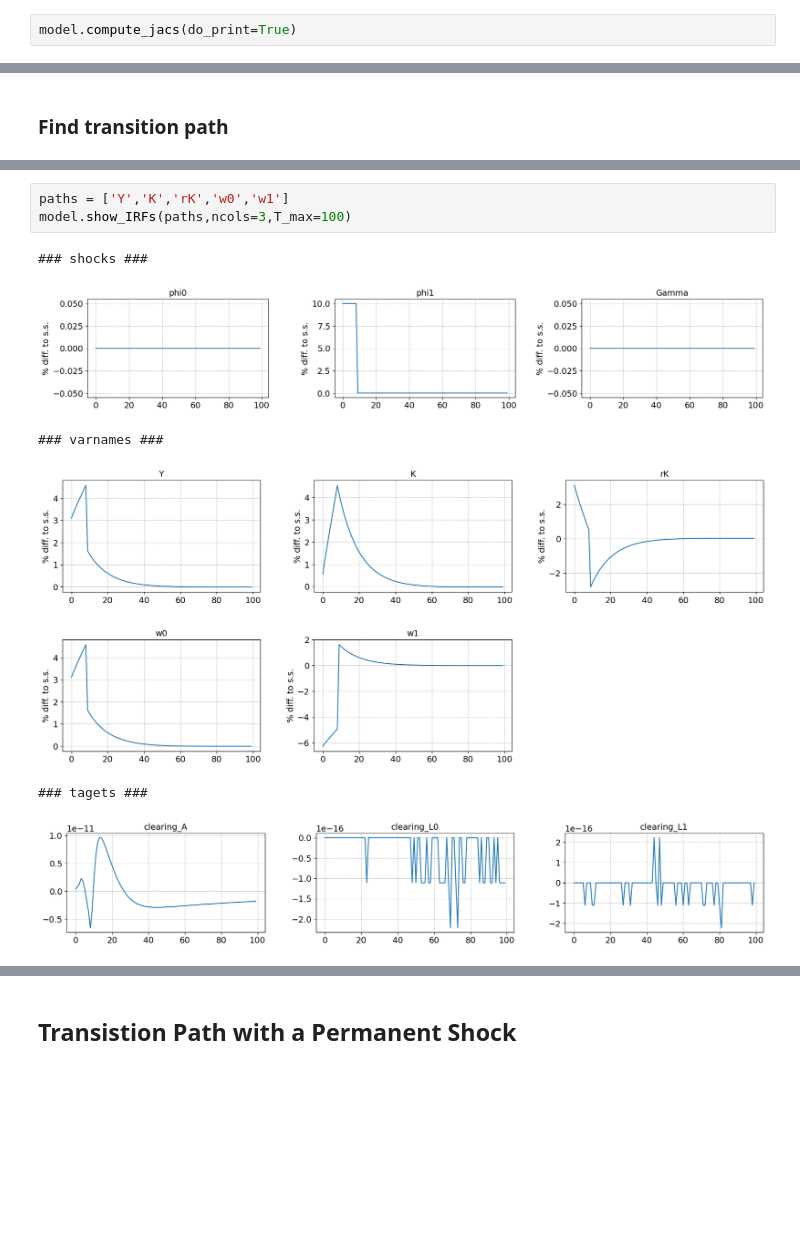
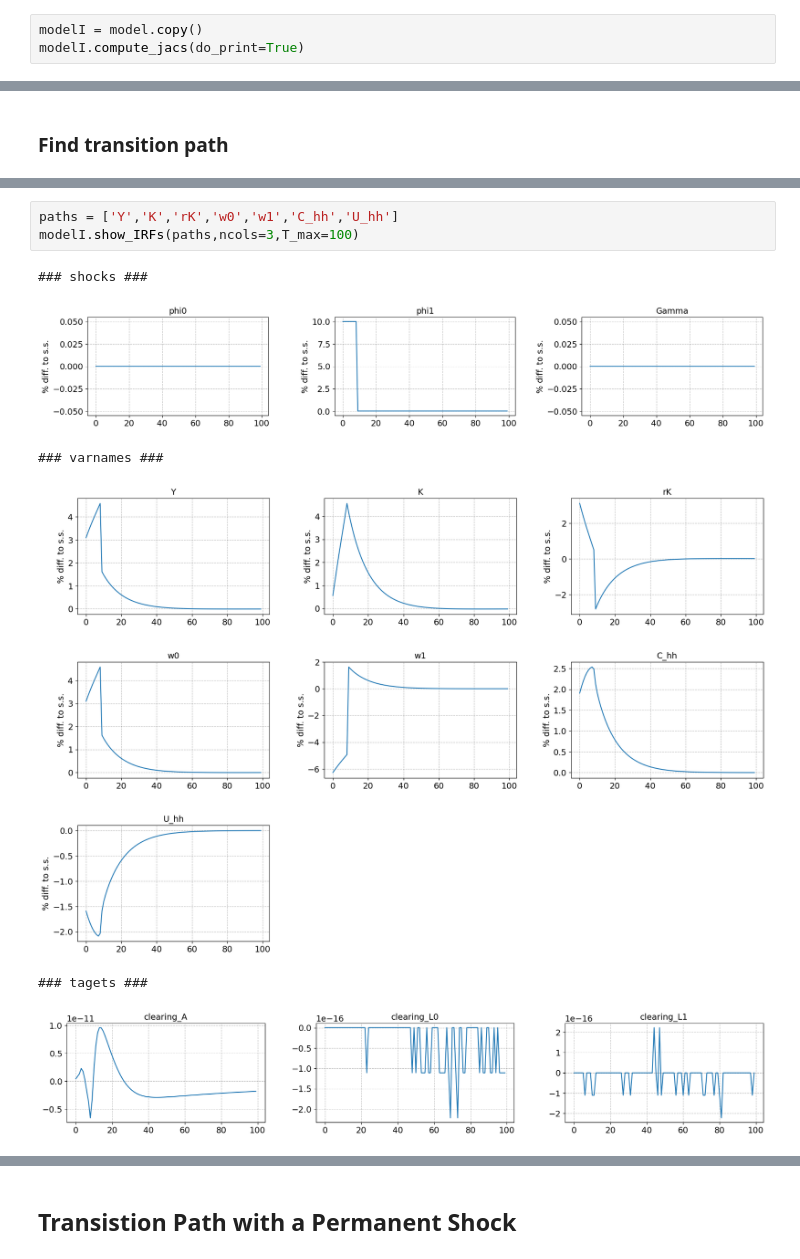
Before and after one commit to JohanOelgaard/AdvMacroHetAgent, a Jupyter notebook: Assignment I/HANCAssignment.ipynb, the cells around one changed output, grey strips where cells are left out. Cells and saved outputs as stored; diff of their text form; blank space fills up the shorter version.

Commit message:
Updated set graphs

```diff
--- a/Assignment I/HANCAssignment.ipynb
+++ b/Assignment I/HANCAssignment.ipynb
@@ -232,7 +232,8 @@ fig.savefig(f'figs/asset_dist.png')
 # %% [markdown]
 **Jacobians:**
 # %%
-model.compute_jacs(do_print=True)
+modelI = model.copy()
+modelI.compute_jacs(do_print=True)
 # %% [output]
 household Jacobians:
 one step deviation from steady state calculated in 0.0 secs
@@ -308,11 +309,11 @@ transition path found in 5.5 secs
 # %%
-paths = ['Y','K','rK','w0','w1']
-model.show_IRFs(paths,ncols=3,T_max=100)
+paths = ['Y','K','rK','w0','w1','C_hh','U_hh']
+modelI.show_IRFs(paths,ncols=3,T_max=100)
 # %% [output]
 ### shocks ###
 [figure]
 ### varnames ###
-[figure, old version]
+[figure, new version]
 ### tagets ###
 [figure]
 # %%
```
Also changed, not shown: parts of 18 cells of this notebook.
